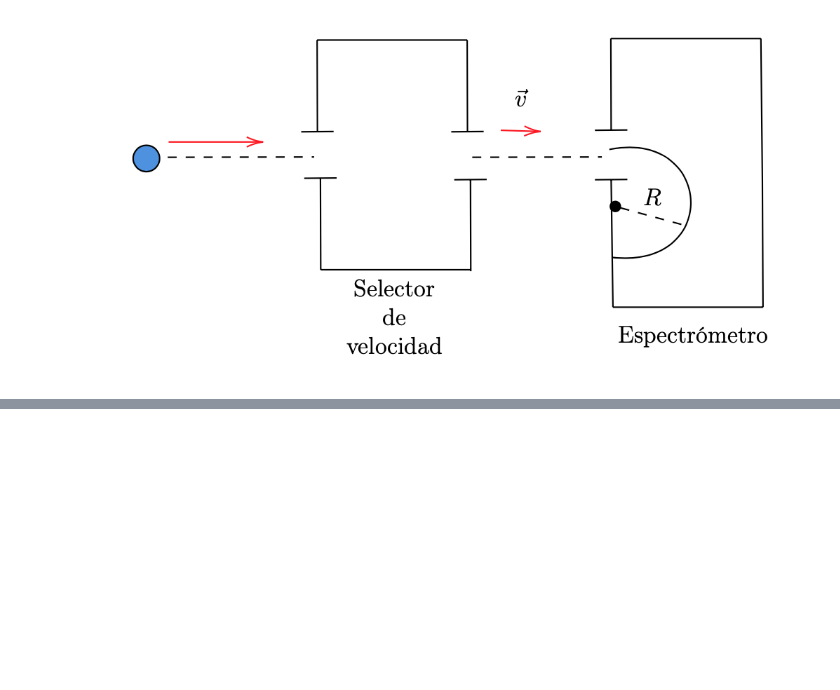
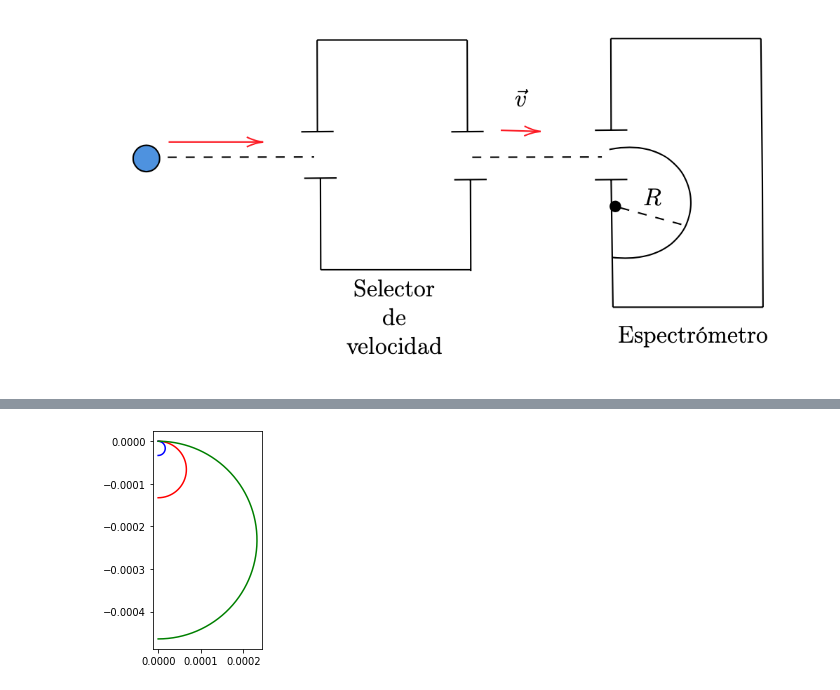
Before and after one commit to RudiksChess/Proyecto_I_Fisica3, a Jupyter notebook: Proyecto_Final_Fisica3.ipynb, the cells around one changed output, grey strips where cells are left out. Saved outputs shown, nothing was run; the diff lists cells and outputs as text; code cells hidden in the pictures; blank space fills up the shorter version.

```diff
--- a/Proyecto_Final_Fisica3.ipynb
+++ b/Proyecto_Final_Fisica3.ipynb
@@ -59,0 +62,92 @@ Opción: 3
+# %%
+def creador_de_particulas(nombre, proton, neutron):
+   masa =masa_proton*proton+masa_neutron*neutron
+   datos_particulas.append([nombre,str(masa)])
+
+def radio(m,E,B):
+  r= (m*E)/(float(masa_elementaria)*(B**2))
+  return r
+
+def masa(particula):
+  particula_analizada = datos_particulas[particula]
+  masa_analizada = float(particula_analizada[1])
+  return masa_analizada
+# %%
+print("----------------- Espectrómetro de partículas -----------------\n"
+      "Seleccione lo que desea hacer:\n\n"
+      "1. Agregar partícula\n"
+      "2. Disparar partículas\n"
+      "3. Cerrar programa")
+opcion = int(input("Opción: "))
+
+while opcion != 3:
+    if opcion==1:
+         print("----------------- Creador de partículas -----------------")
+         nombre= str(input("Nombre de la partícula: "))
+         protones = int(input("Número de protones: "))
+         neutrones = int(input("Número de neutrones: "))
+         creador_de_particulas(nombre,protones, neutrones)
+    elif opcion==2:
+        print("----------------- Simulación -----------------\n\n"
+              "NOTA: \n"
+              "La simulación permite 1, 2 o 3 partículas ser lanzadas simúltaneamente.")
+        cantidad = int(input("Cantidad de partículas: "))
+
+        if cantidad==1:
+          print("Los índices de las partículas son los siguientes:\n")
+          for particula in range(1,len(datos_particulas)):
+            print(f"{particula}. {datos_particulas[particula][0]}")
+          particle1 = int(input("Seleccionar partícula 1: "))
+          masa_1= masa(particle1)
+
+          print("----------------- Selector de velocidades -----------------\n\n")
+          campo_magnetico= float(input("Seleccionar campo magnético: "))
+          campo_electrico= float(input("Seleccionar campo eléctrico: "))
+          radio_1= radio(masa_1,campo_electrico,campo_magnetico)
+          espectrometro_1_particula(0,0,radio_1)
+        elif cantidad==2:
+          print("Los índices de las partículas son los siguientes:\n")
+          for particula in range(1,len(datos_particulas)):
+            print(f"{particula}. {datos_particulas[particula][0]}")
+          particle1 = int(input("Seleccionar partícula 1: "))
+          masa_1= masa(particle1)
+          particle2 = int(input("Seleccionar partícula 2: "))
+          masa_2= masa(particle2)
+          print("----------------- Selector de velocidades -----------------\n\n")
+          campo_magnetico= float(input("Seleccionar campo magnético: "))
+          campo_electrico= float(input("Seleccionar campo eléctrico: "))
+          radio_1= radio(masa_1,campo_electrico,campo_magnetico)
+          radio_2= radio(masa_2,campo_electrico,campo_magnetico)
+          espectrometro_2_particula(0,0,radio_1,radio_2)
+
+        elif cantidad==3:
+          print("Los índices de las partículas son los siguientes:\n")
+          for particula in range(1,len(datos_particulas)):
+            print(f"{particula}. {datos_particulas[particula][0]}")
+          particle1 = int(input("Seleccionar partícula 1: "))
+          masa_1= masa(particle1)
+          particle2 = int(input("Seleccionar partícula 2: "))
+          masa_2= masa(particle2)
+          particle3 = int(input("Seleccionar partícula 3: "))
+          masa_3= masa(particle3)
+
+          print("----------------- Selector de velocidades -----------------\n\n")
+          campo_magnetico= float(input("Seleccionar campo magnético: "))
+          campo_electrico= float(input("Seleccionar campo eléctrico: "))
+
+          radio_1= radio(masa_1,campo_electrico,campo_magnetico)
+          radio_2= radio(masa_2,campo_electrico,campo_magnetico)
+          radio_3= radio(masa_3,campo_electrico,campo_magnetico)
+          espectrometro_3_particula(0,0,radio_1,radio_2,radio_3)
+    else:
+          print("Seleccione un número válido.")
+
+
+
+    print("----------------- Espectrómetro de partículas -----------------\n"
+      "Seleccione lo que desea hacer:\n\n"
+      "1. Agregar partícula\n"
+      "2. Disparar partículas\n"
+      "3. Cerrar programa")
+    opcion = int(input("Opción: "))
+# %% [output]
@@ -59,0 +171 @@ Opción: 3
+[figure, added]
```
Also changed, not shown: parts of 8 cells of this notebook.
